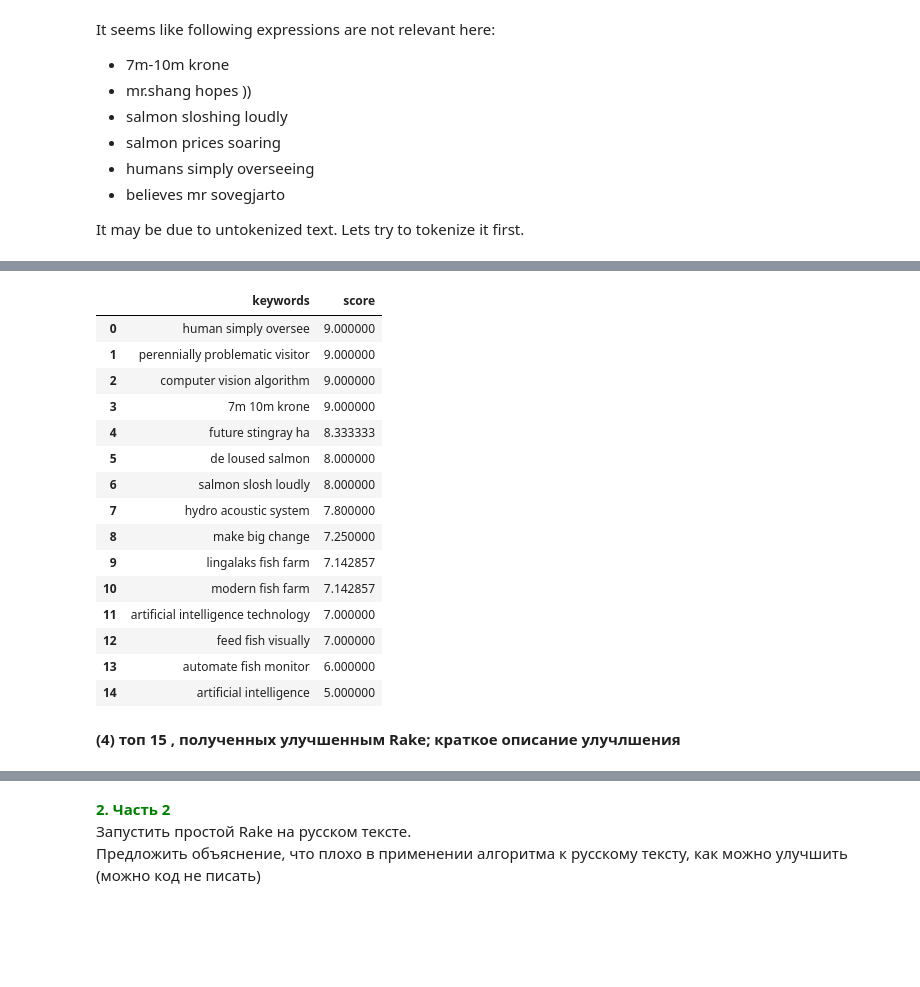
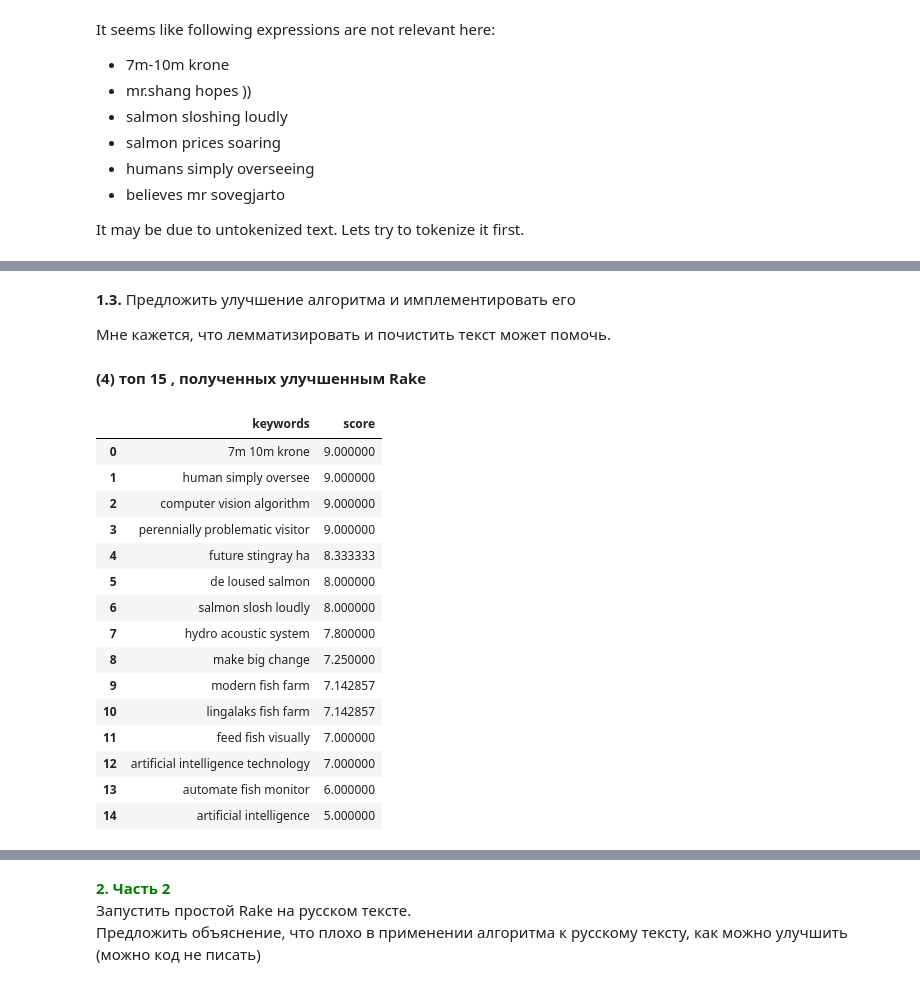
Before and after one commit to mmtsfasman/NLP_4th-year, a Jupyter notebook: hw3_RAKE/HW3_Rake.ipynb, the cells around one changed output, grey strips where cells are left out. Drawn from its saved outputs; the diff is of its cells as text; code cells hidden in the pictures; blank space fills up the shorter version.

```diff
--- a/hw3_RAKE/HW3_Rake.ipynb
+++ b/hw3_RAKE/HW3_Rake.ipynb
@@ -58,3 +108,7 @@ It may be due to untokenized text. Lets try to tokenize it first.
+# %% [markdown]
+**1.3.** Предложить улучшение алгоритма и имплементировать его<br />
+
+Мне кажется, что лемматизировать и почистить текст может помочь.
 # %%
 #clean and lemmatize text
 import re
@@ -72,30 +126,29 @@ for w in all_words:
             new_w = wnl.lemmatize(w, 'v')
         all_words_clean.append(new_w)
 clean_text = ' '.join(all_words_clean)
+# %% [markdown]
+**(4) топ 15 , полученных улучшенным Rake**
 # %%
 #recreate RAKE list on clean text
-rake_object = rake.Rake("SmartStoplist.txt")
-sample_file = open("Fish_farming.txt", 'r')
-text = sample_file.read()
-keywords = rake_object.run(clean_text, maxWords = 3)
 
-pd.DataFrame.from_records(keywords[:15], columns=['keywords', 'score'])
+keywords2 = rake_object.run(clean_text, maxWords = 3)
+
+results2 = pd.DataFrame.from_records(keywords2[:15], columns=['keywords', 'score'])
+results2
 # %% [output]
 |  | keywords | score |
-| 0 | human simply oversee | 9.000000 |
-| 1 | perennially problematic visitor | 9.000000 |
+| 0 | 7m 10m krone | 9.000000 |
+| 1 | human simply oversee | 9.000000 |
 | 2 | computer vision algorithm | 9.000000 |
-| 3 | 7m 10m krone | 9.000000 |
+| 3 | perennially problematic visitor | 9.000000 |
 | 4 | future stingray ha | 8.333333 |
 | 5 | de loused salmon | 8.000000 |
 | 6 | salmon slosh loudly | 8.000000 |
 | 7 | hydro acoustic system | 7.800000 |
 | 8 | make big change | 7.250000 |
-| 9 | lingalaks fish farm | 7.142857 |
-| 10 | modern fish farm | 7.142857 |
-| 11 | artificial intelligence technology | 7.000000 |
-| 12 | feed fish visually | 7.000000 |
+| 9 | modern fish farm | 7.142857 |
+| 10 | lingalaks fish farm | 7.142857 |
+| 11 | feed fish visually | 7.000000 |
+| 12 | artificial intelligence technology | 7.000000 |
 | 13 | automate fish monitor | 6.000000 |
 | 14 | artificial intelligence | 5.000000 |
-# %% [markdown]
-**(4) топ 15 , полученных улучшенным Rake; краткое описание улучлшения**
```
Also changed, not shown: parts of 17 cells of this notebook, 2 other files.
